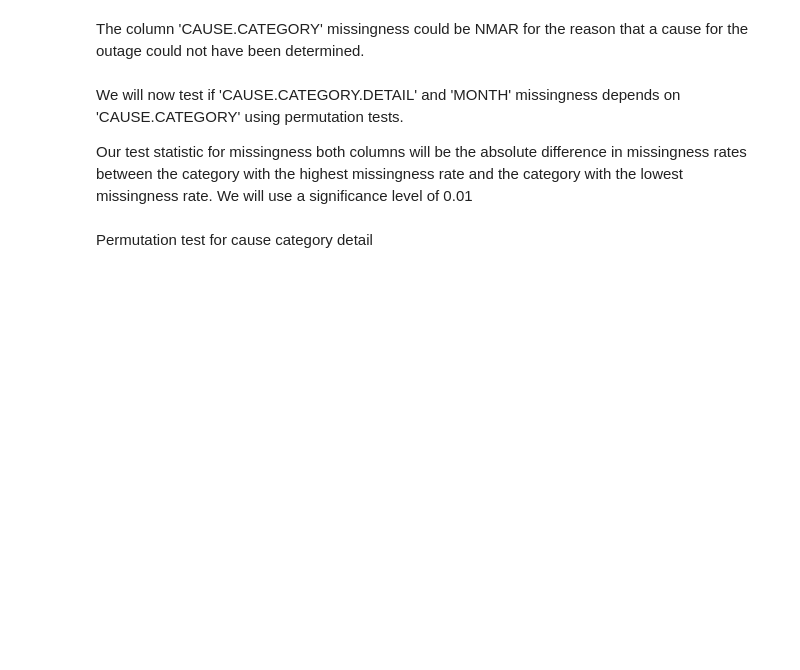
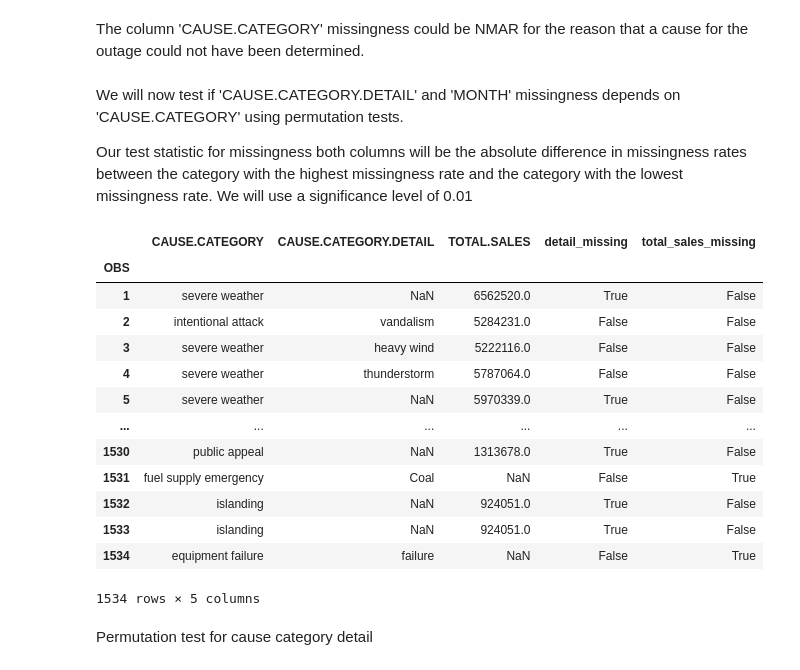
Before and after one commit to ethanlam101/Exploring-Power-Outages, a Jupyter notebook: exploration.ipynb, the cells around one changed output. Cells and saved outputs as stored; diff of their text form; code cells hidden in the pictures; blank space fills up the shorter version.

```diff
--- a/exploration.ipynb
+++ b/exploration.ipynb
@@ -376,5 +395,21 @@ missing_columns = relevant[['CAUSE.CATEGORY', 'CAUSE.CATEGORY.DETAIL', 'MONTH']]
 # %%
 missing_columns['detail_missing'] = missing_columns['CAUSE.CATEGORY.DETAIL'].isna()
-missing_columns['month_missing'] = missing_columns['MONTH'].isna()
+missing_columns['total_sales_missing'] = missing_columns['TOTAL.SALES'].isna()
+missing_columns
+# %% [output]
+|  | CAUSE.CATEGORY | CAUSE.CATEGORY.DETAIL | TOTAL.SALES | detail_missing | total_sales_missing |
+| OBS |  |  |  |  |  |
+| 1 | severe weather | NaN | 6562520.0 | True | False |
+| 2 | intentional attack | vandalism | 5284231.0 | False | False |
+| 3 | severe weather | heavy wind | 5222116.0 | False | False |
+| 4 | severe weather | thunderstorm | 5787064.0 | False | False |
+| 5 | severe weather | NaN | 5970339.0 | True | False |
+| ... | ... | ... | ... | ... | ... |
+| 1530 | public appeal | NaN | 1313678.0 | True | False |
+| 1531 | fuel supply emergency | Coal | NaN | False | True |
+| 1532 | islanding | NaN | 924051.0 | True | False |
+| 1533 | islanding | NaN | 924051.0 | True | False |
+| 1534 | equipment failure | failure | NaN | False | True |
+1534 rows × 5 columns
 # %% [markdown]
 Permutation test for cause category detail
```
Also changed, not shown: parts of 23 cells of this notebook, 5 other files.
